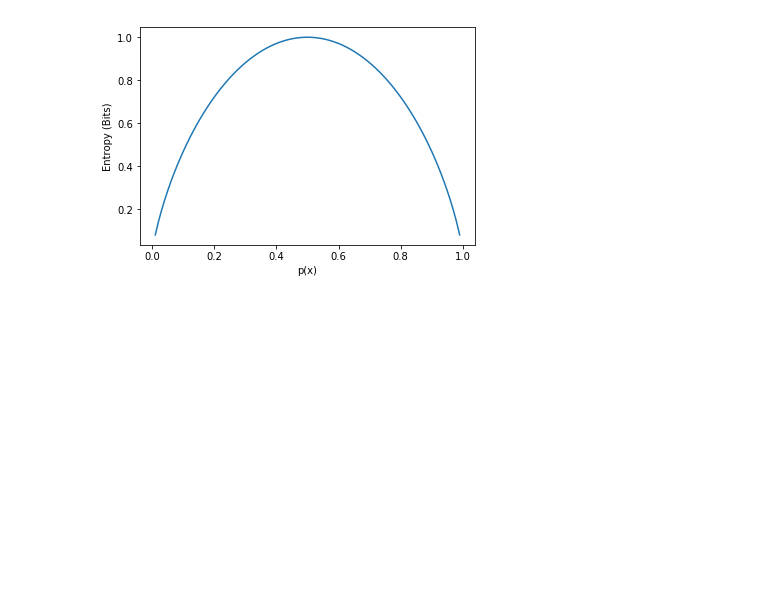
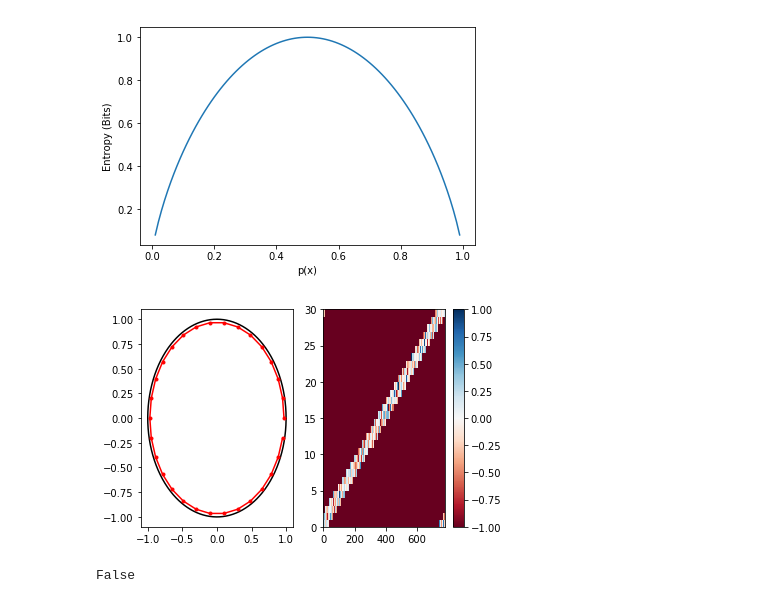
Before and after one commit to tmtadros24/EntropyInSpikingNNs, a Jupyter notebook: NN_play.ipynb, the cells around one changed output. Drawn from its saved outputs; the diff is of its cells as text; code cells hidden in the pictures; blank space fills up the shorter version.

```diff
--- a/NN_play.ipynb
+++ b/NN_play.ipynb
@@ -200,0 +243,46 @@ foo = list(map(lambda x:(x>.5)*1,t_in))
+# %%
+net_size = [28*28,30,5,30,28*28]
+plt.title('Reconstructed Image')
+import random
+from scipy.spatial.distance import cdist
+#for n in range(len(net_size)-1):
+n = 0
+tol = .3
+rad1 = (np.arange(net_size[n],dtype=float)/net_size[n])*2*np.pi
+rad2 = (np.arange(net_size[n+1],dtype=float'naning!')/net_size[n+1])*2*np.pi
+
+def xy_dist_rad(rad1,rad2):
+
+    return mat
+def gen_weights_local(nx,ny,tol):
+    rad1 = (np.arange(nx,dtype=float)/nx)*2*np.pi
+    rad2 = (np.arange(ny,dtype=float)/ny)*2*np.pi
+    loc1 = np.transpose(np.array([np.cos(rad1),np.sin(rad1)]))
+    loc2 = np.transpose(np.array([np.cos(rad2),np.sin(rad2)]))
+    mat = cdist(loc2,loc1)
+    in_thresh = mat<tol
+    norm = np.mean(in_thresh)*np.sqrt(nx)
+    wts = np.random.randn(ny, nx)/norm
+    wts[in_thresh==0] = np.nan
+    return wts
+
+wts = gen_weights_local(net_size[0],net_size[1],tol)
+# %%
+plt.subplot(1,2,1)
+plt.plot(np.cos(this_layer),np.sin(this_layer),'k',markersize=1)
+plt.plot(np.cos(next_layer)*.97,np.sin(next_layer)*.97,'r.-')
+plt.subplot(1,2,2)
+#plt.pcolormesh(wts,cmap='BuWhRd')
+plt.pcolormesh(wts,cmap='RdBu',vmin=-1,vmax=1)
+plt.colorbar()
+plt.show()
+# %% [output]
+[figure, added]
+# %%
+foo = [5, 3, 1, 14]
+bad = (foo<4)'naning!'
+foo[bad] = np.nan
+foo
+bad
+# %% [output]
+False
```
Also changed, not shown: parts of 18 cells of this notebook, 1 other file.
